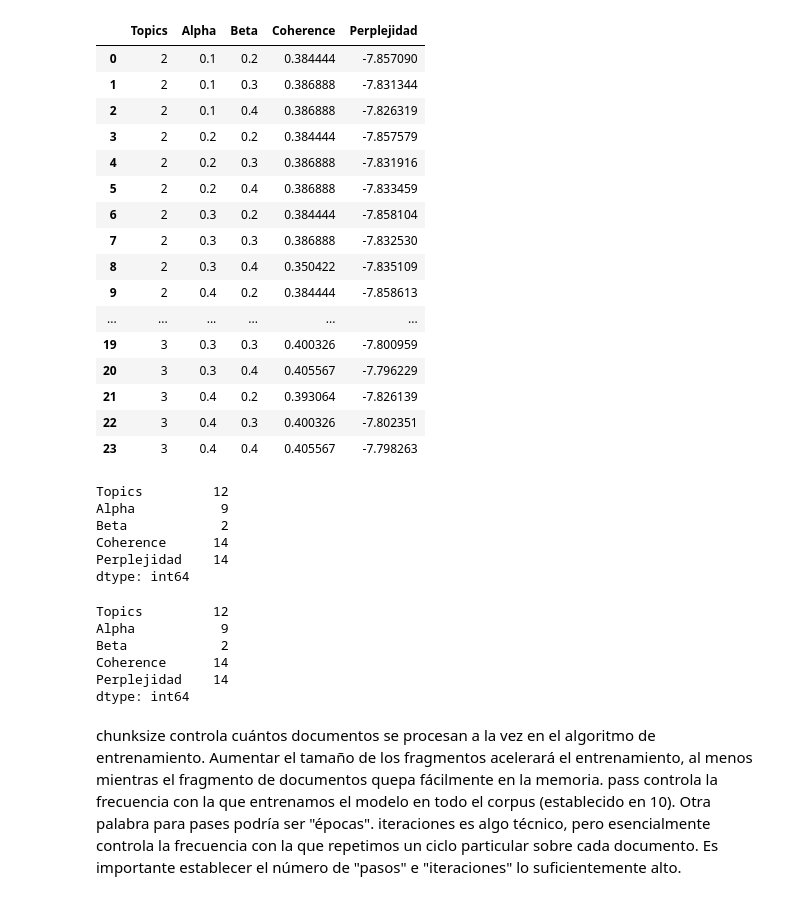
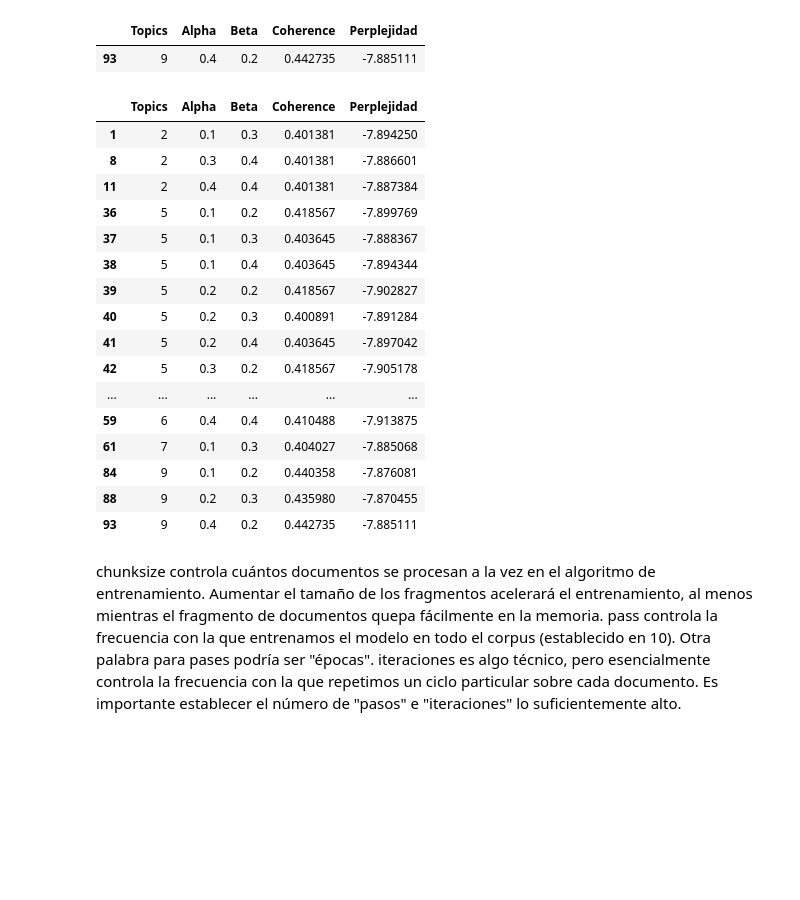
Before and after one commit to Wilmar3752/nlp_treedata, a Jupyter notebook: Prueba_Jennyfer2.ipynb, the cells around one changed output. Drawn from its saved outputs; the diff is of its cells as text; code cells hidden in the pictures; blank space fills up the shorter version.

```diff
--- a/Prueba_Jennyfer2.ipynb
+++ b/Prueba_Jennyfer2.ipynb
@@ -113,7 +146,7 @@ grid = {}
 
 # Topics range
 min_topics = 2
-max_topics =4
+max_topics =10
 step_size = 1
 topics_range = range(min_topics, max_topics, step_size)
 
@@ -149,43 +182,28 @@ for k in topics_range:
 
 Resultados=pd.DataFrame(model_results)
 # %%
-Resultados
+Resultados[Resultados['Coherence'] == Resultados['Coherence'].max()]
 # %% [output]
 |  | Topics | Alpha | Beta | Coherence | Perplejidad |
-| 0 | 2 | 0.1 | 0.2 | 0.384444 | -7.857090 |
-| 1 | 2 | 0.1 | 0.3 | 0.386888 | -7.831344 |
-| 2 | 2 | 0.1 | 0.4 | 0.386888 | -7.826319 |
-| 3 | 2 | 0.2 | 0.2 | 0.384444 | -7.857579 |
-| 4 | 2 | 0.2 | 0.3 | 0.386888 | -7.831916 |
-| 5 | 2 | 0.2 | 0.4 | 0.386888 | -7.833459 |
-| 6 | 2 | 0.3 | 0.2 | 0.384444 | -7.858104 |
-| 7 | 2 | 0.3 | 0.3 | 0.386888 | -7.832530 |
-| 8 | 2 | 0.3 | 0.4 | 0.350422 | -7.835109 |
-| 9 | 2 | 0.4 | 0.2 | 0.384444 | -7.858613 |
-| ... | ... | ... | ... | ... | ... |
-| 19 | 3 | 0.3 | 0.3 | 0.400326 | -7.800959 |
-| 20 | 3 | 0.3 | 0.4 | 0.405567 | -7.796229 |
-| 21 | 3 | 0.4 | 0.2 | 0.393064 | -7.826139 |
-| 22 | 3 | 0.4 | 0.3 | 0.400326 | -7.802351 |
-| 23 | 3 | 0.4 | 0.4 | 0.405567 | -7.798263 |
+| 93 | 9 | 0.4 | 0.2 | 0.442735 | -7.885111 |
 # %%
-maxValues = Resultados.idxmax()
-maxValues
+Resultados[Resultados['Coherence'] >= 0.4]
 # %% [output]
-Topics         12
-Alpha           9
-Beta            2
-Coherence      14
-Perplejidad    14
-dtype: int64
+|  | Topics | Alpha | Beta | Coherence | Perplejidad |
+| 1 | 2 | 0.1 | 0.3 | 0.401381 | -7.894250 |
+| 8 | 2 | 0.3 | 0.4 | 0.401381 | -7.886601 |
+| 11 | 2 | 0.4 | 0.4 | 0.401381 | -7.887384 |
+| 36 | 5 | 0.1 | 0.2 | 0.418567 | -7.899769 |
+| 37 | 5 | 0.1 | 0.3 | 0.403645 | -7.888367 |
+| 38 | 5 | 0.1 | 0.4 | 0.403645 | -7.894344 |
+| 39 | 5 | 0.2 | 0.2 | 0.418567 | -7.902827 |
+| 40 | 5 | 0.2 | 0.3 | 0.400891 | -7.891284 |
+| 41 | 5 | 0.2 | 0.4 | 0.403645 | -7.897042 |
+| 42 | 5 | 0.3 | 0.2 | 0.418567 | -7.905178 |
+| ... | ... | ... | ... | ... | ... |
+| 59 | 6 | 0.4 | 0.4 | 0.410488 | -7.913875 |
+| 61 | 7 | 0.1 | 0.3 | 0.404027 | -7.885068 |
+| 84 | 9 | 0.1 | 0.2 | 0.440358 | -7.876081 |
+| 88 | 9 | 0.2 | 0.3 | 0.435980 | -7.870455 |
+| 93 | 9 | 0.4 | 0.2 | 0.442735 | -7.885111 |
-# %%
-maxValues = Resultados.idxmax()
-print(maxValues)
-# %% [output]
-Topics         12
-Alpha           9
-Beta            2
-Coherence      14
-Perplejidad    14
-dtype: int64
 # %%
```
Also changed, not shown: parts of 26 cells of this notebook, 2 other files.
